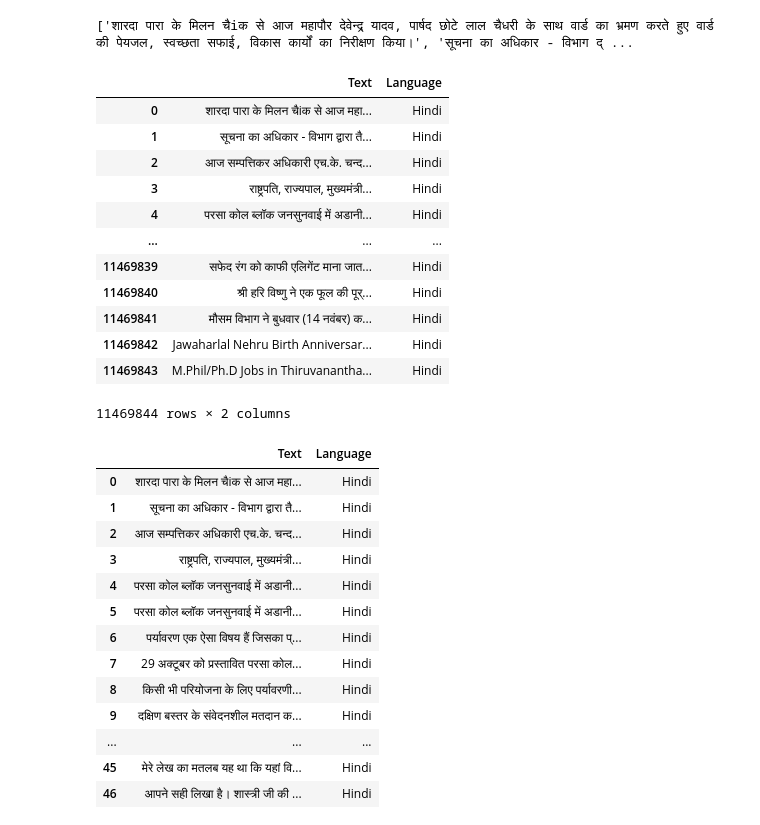
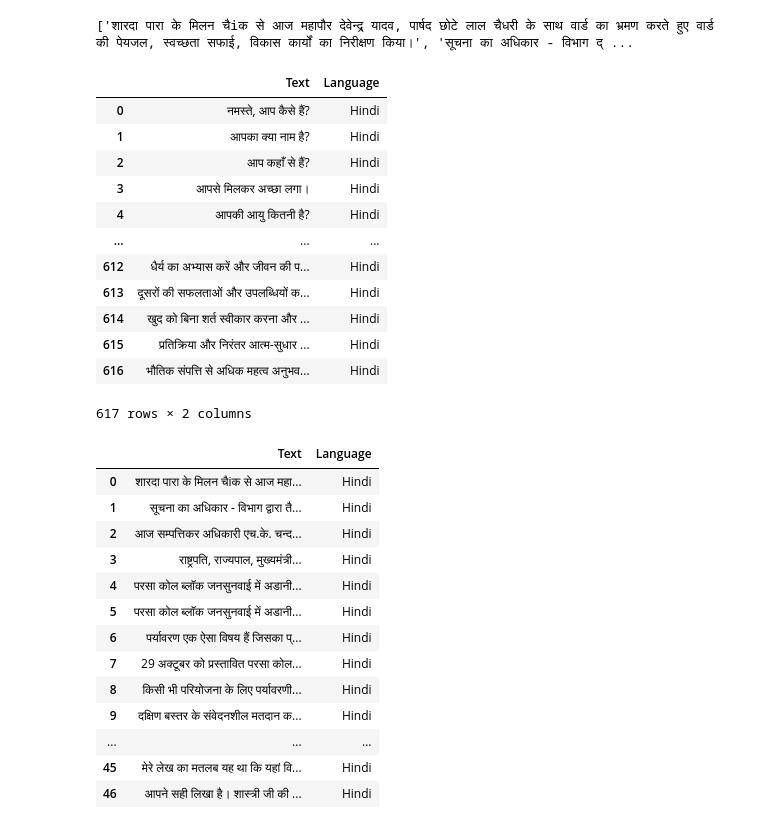
Before and after one commit to Abhilitcode/LanguageBuddy, a Jupyter notebook: LingoDetection.ipynb, the cells around one changed output. Cells and saved outputs as stored; diff of their text form; code cells hidden in the pictures.

```diff
--- a/LingoDetection.ipynb
+++ b/LingoDetection.ipynb
@@ -172,18 +219,18 @@ new_hindi_df = pd.DataFrame({
 })
-# %%
-new_hindi_df
-# %% [output]
-|  | Text | Language |
-| 0 | शारदा पारा के मिलन चैiक से आज महा... | Hindi |
-| 1 | सूचना का अधिकार - विभाग द्वारा तै... | Hindi |
-| 2 | आज सम्पत्तिकर अधिकारी एच.के. चन्द... | Hindi |
-| 3 | राष्ट्रपति, राज्यपाल, मुख्यमंत्री... | Hindi |
-| 4 | परसा कोल ब्लॉक जनसुनवाई में अडानी... | Hindi |
-| ... | ... | ... |
-| 11469839 | सफेद रंग को काफी एलिगेंट माना जात... | Hindi |
-| 11469840 | श्री हरि विष्णु ने एक फूल की पूर्... | Hindi |
-| 11469841 | मौसम विभाग ने बुधवार (14 नवंबर) क... | Hindi |
-| 11469842 | Jawaharlal Nehru Birth Anniversar... | Hindi |
-| 11469843 | M.Phil/Ph.D Jobs in Thiruvanantha... | Hindi |
-11469844 rows × 2 columns
+# %%
+hindi_df
+# %% [output]
+|  | Text | Language |
+| 0 | नमस्ते, आप कैसे हैं? | Hindi |
+| 1 | आपका क्या नाम है? | Hindi |
+| 2 | आप कहाँ से हैं? | Hindi |
+| 3 | आपसे मिलकर अच्छा लगा। | Hindi |
+| 4 | आपकी आयु कितनी है? | Hindi |
+| ... | ... | ... |
+| 612 | धैर्य का अभ्यास करें और जीवन की प... | Hindi |
+| 613 | दूसरों की सफलताओं और उपलब्धियों क... | Hindi |
+| 614 | खुद को बिना शर्त स्वीकार करना और ... | Hindi |
+| 615 | प्रतिक्रिया और निरंतर आत्म-सुधार ... | Hindi |
+| 616 | भौतिक संपत्ति से अधिक महत्व अनुभव... | Hindi |
+617 rows × 2 columns
 # %%
```
Also changed, not shown: parts of 46 cells of this notebook.
